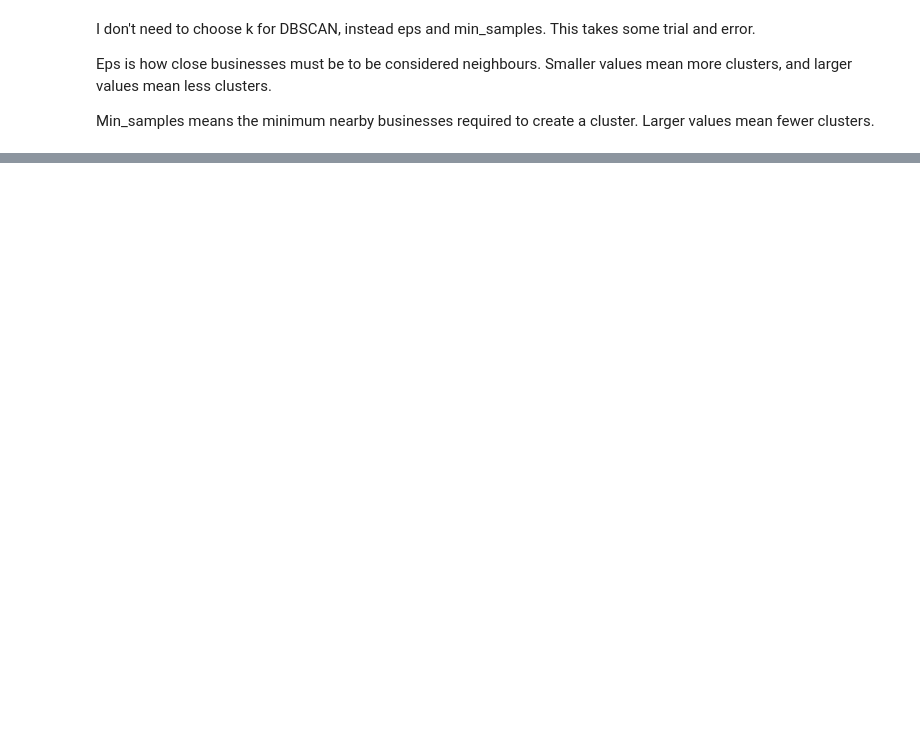
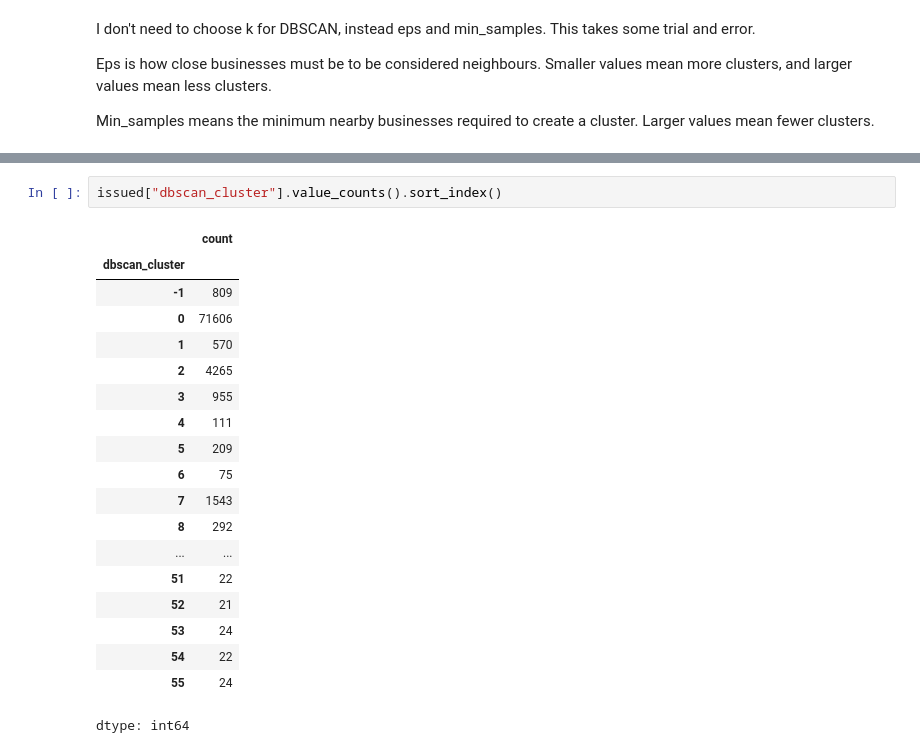
Before and after one commit to zlwym/Assignment03, a Jupyter notebook: iat461_a3_zoemann_301452821.ipynb, the cells around one changed output, grey strips where cells are left out. Saved outputs shown, nothing was run; the diff lists cells and outputs as text; blank space fills up the shorter version.

```diff
--- a/iat461_a3_zoemann_301452821.ipynb
+++ b/iat461_a3_zoemann_301452821.ipynb
@@ -420,0 +437,22 @@ plt.show()
+# %%
+issued["dbscan_cluster"].value_counts().sort_index()
+# %% [output]
+|  | count |
+| dbscan_cluster |  |
+| -1 | 809 |
+| 0 | 71606 |
+| 1 | 570 |
+| 2 | 4265 |
+| 3 | 955 |
+| 4 | 111 |
+| 5 | 209 |
+| 6 | 75 |
+| 7 | 1543 |
+| 8 | 292 |
+| ... | ... |
+| 51 | 22 |
+| 52 | 21 |
+| 53 | 24 |
+| 54 | 22 |
+| 55 | 24 |
+dtype: int64
```
Also changed, not shown: parts of 8 cells of this notebook.
